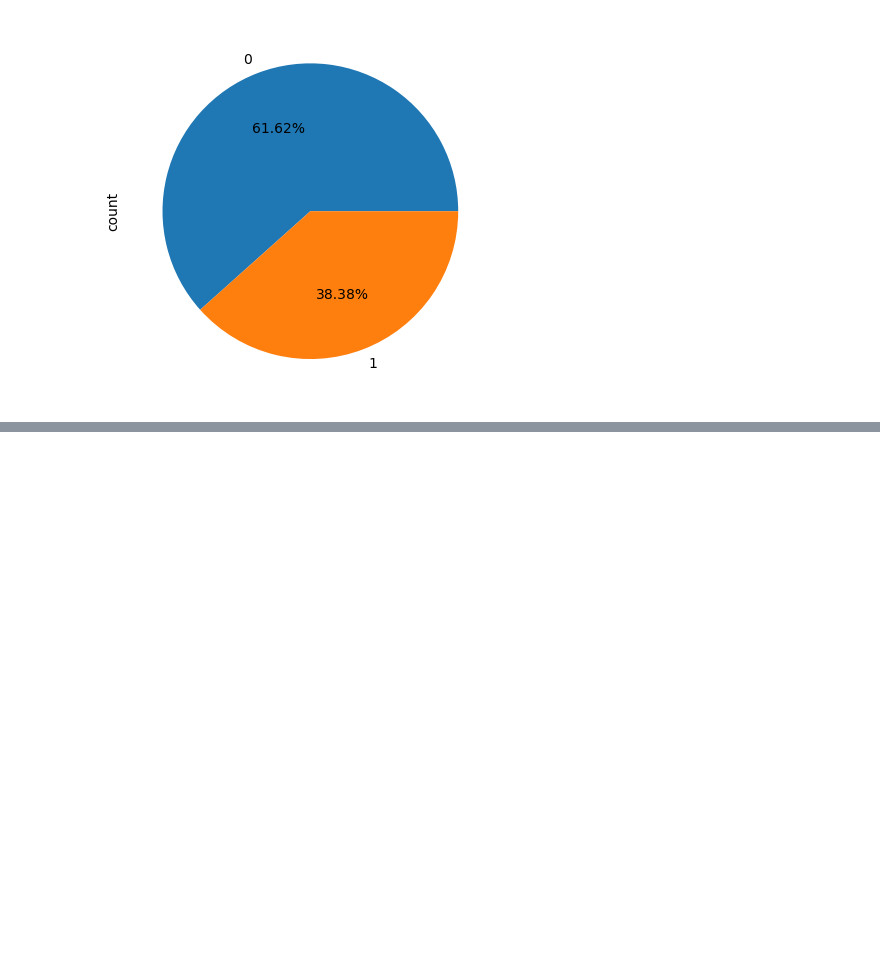
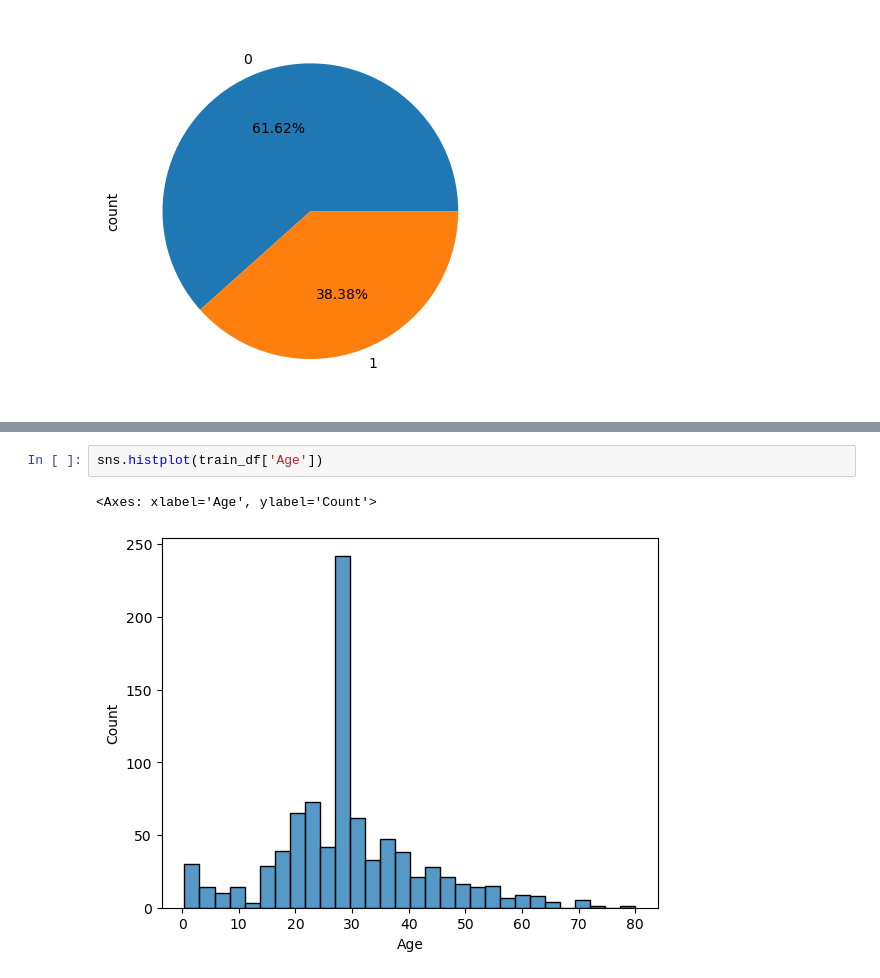
Before and after one commit to zedann/machine_learning_titanic_kaggle, a Jupyter notebook: titnac_ml.ipynb, the cells around one changed output, grey strips where cells are left out. Cells and saved outputs as stored; diff of their text form; blank space fills up the shorter version.

```diff
--- a/titnac_ml.ipynb
+++ b/titnac_ml.ipynb
@@ -127,0 +134,5 @@ ValueError: The following variable cannot be assigned with wide-form data: `hue`
+# %%
+sns.histplot(train_df['Age'])
+# %% [output]
+<Axes: xlabel='Age', ylabel='Count'>
+[figure, added]
```
Also changed, not shown: parts of 6 cells of this notebook.
